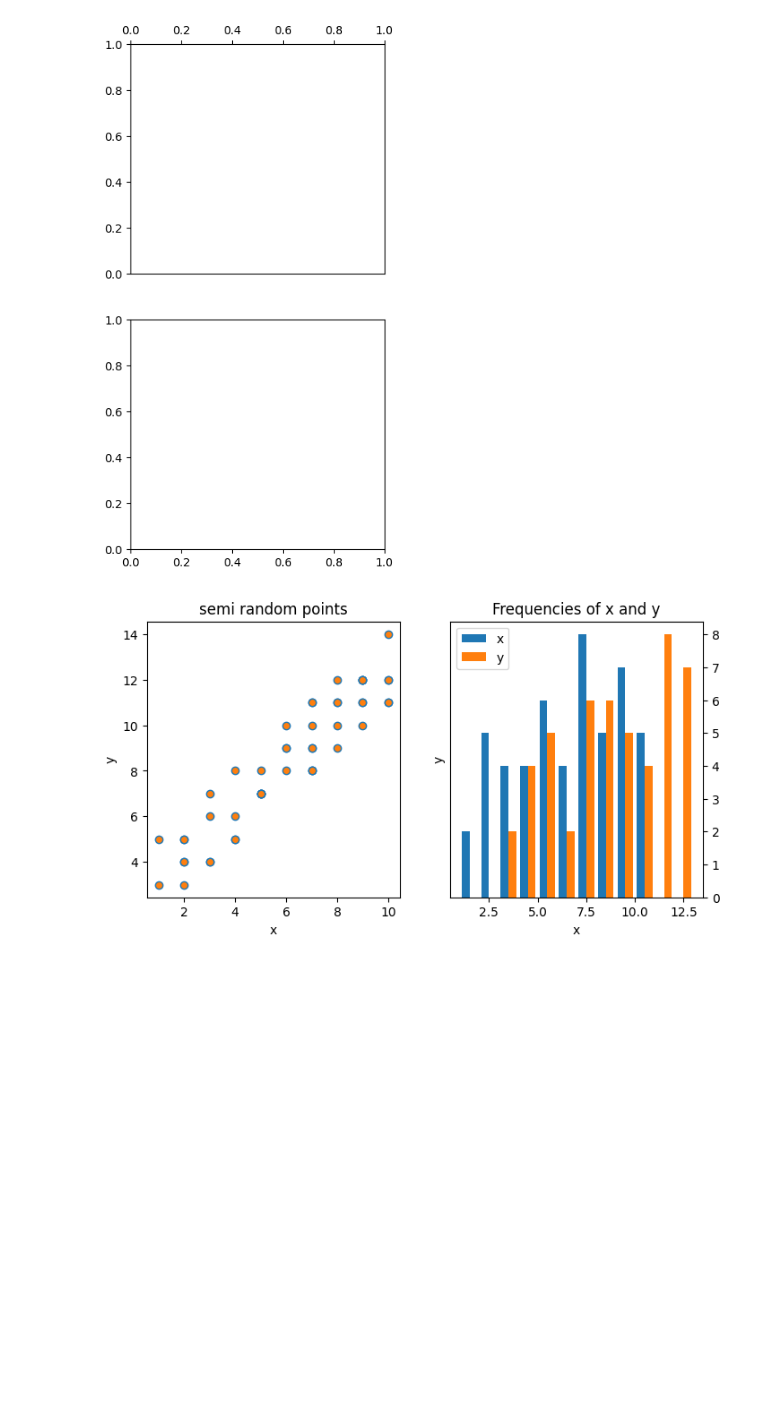
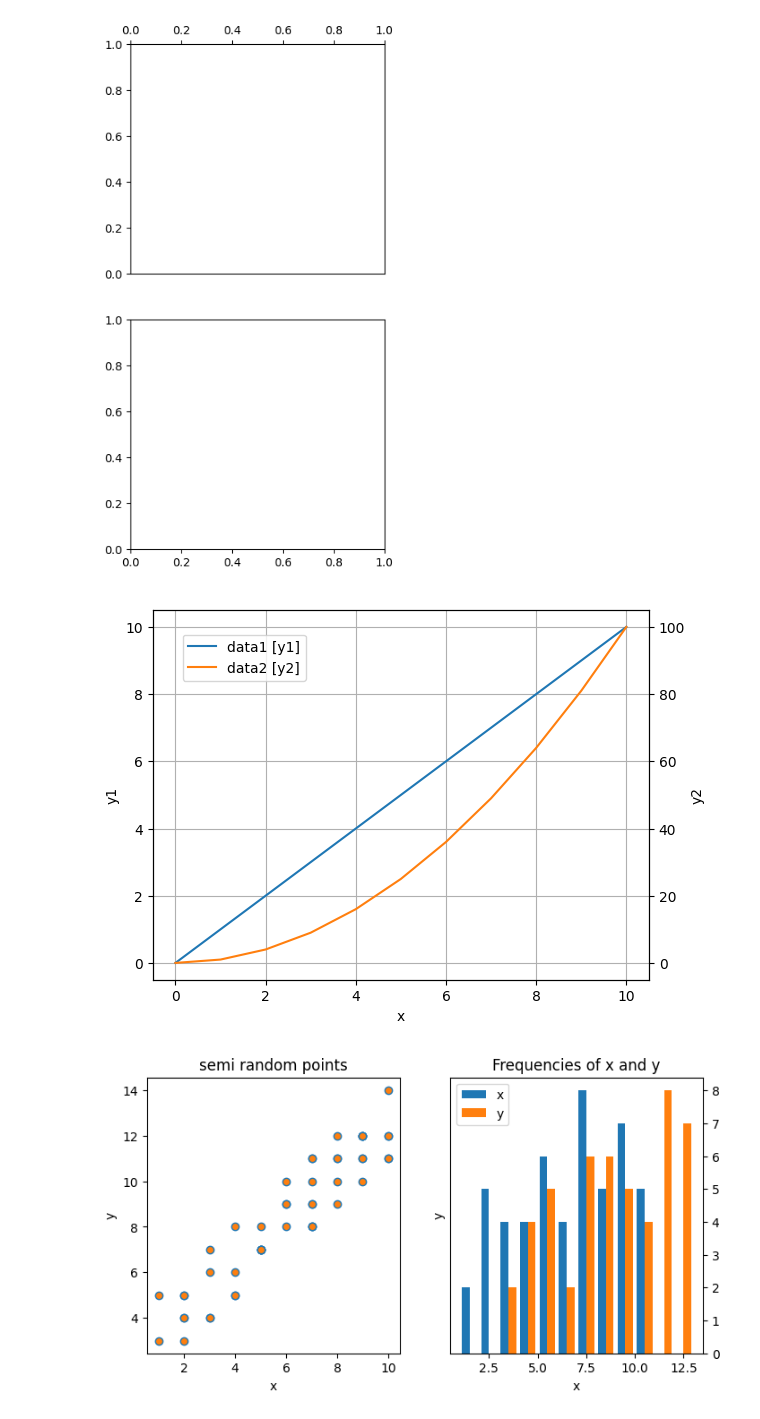
Before and after one commit to MartinVoelkl94/Python_compendium, a Jupyter notebook: Python_compendium.ipynb, the cells around one changed output. Cells and saved outputs as stored; diff of their text form; code cells hidden in the pictures; blank space fills up the shorter version.

```diff
--- a/Python_compendium.ipynb
+++ b/Python_compendium.ipynb
@@ -692,3 +610,33 @@ plt.show()
+# %%
+import matplotlib.pyplot as plt
+
+#create data
+data1 = [x for x in range(11)]
+data2 = [x*x for x in range(11)]
+
+
+#first plot
+fig, ax1 = plt.subplots()
+ax1.set_xlabel('x')
+ax1.set_ylabel('y1')
+ax1.plot(data1, label='data1 [y1]')
+ax1.xaxis.grid()
+ax1.yaxis.grid()
+
+
+#second overlayed plot with shared x but distinct y axis
+ax2 = ax1.twinx()
+ax2.set_xlabel('x')
+ax2.set_ylabel('y2')
+ax2.plot(data2, c='tab:orange', label='data2 [y2]')
+
+
+fig.legend(['data1 [y1]', 'data2 [y2]'],
+           loc=(0.14,0.8), #location, (0,0)=lower left, (1,1) upper right
+          )
+fig.show()
+# %% [output]
+[figure, added]
 # %%
 import matplotlib.pyplot as plt
 import numpy as np
```
Also changed, not shown: parts of 13 cells of this notebook.
